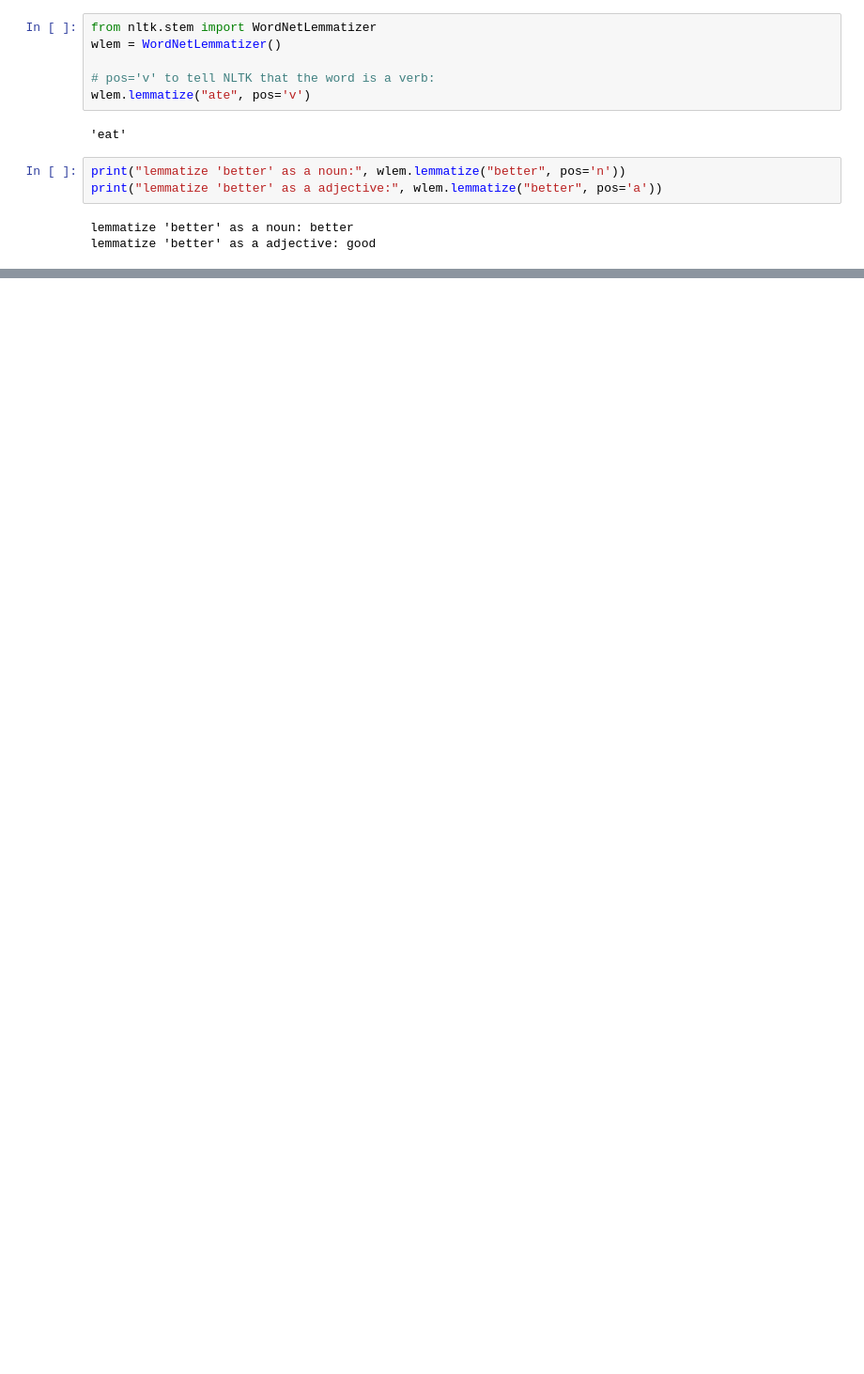
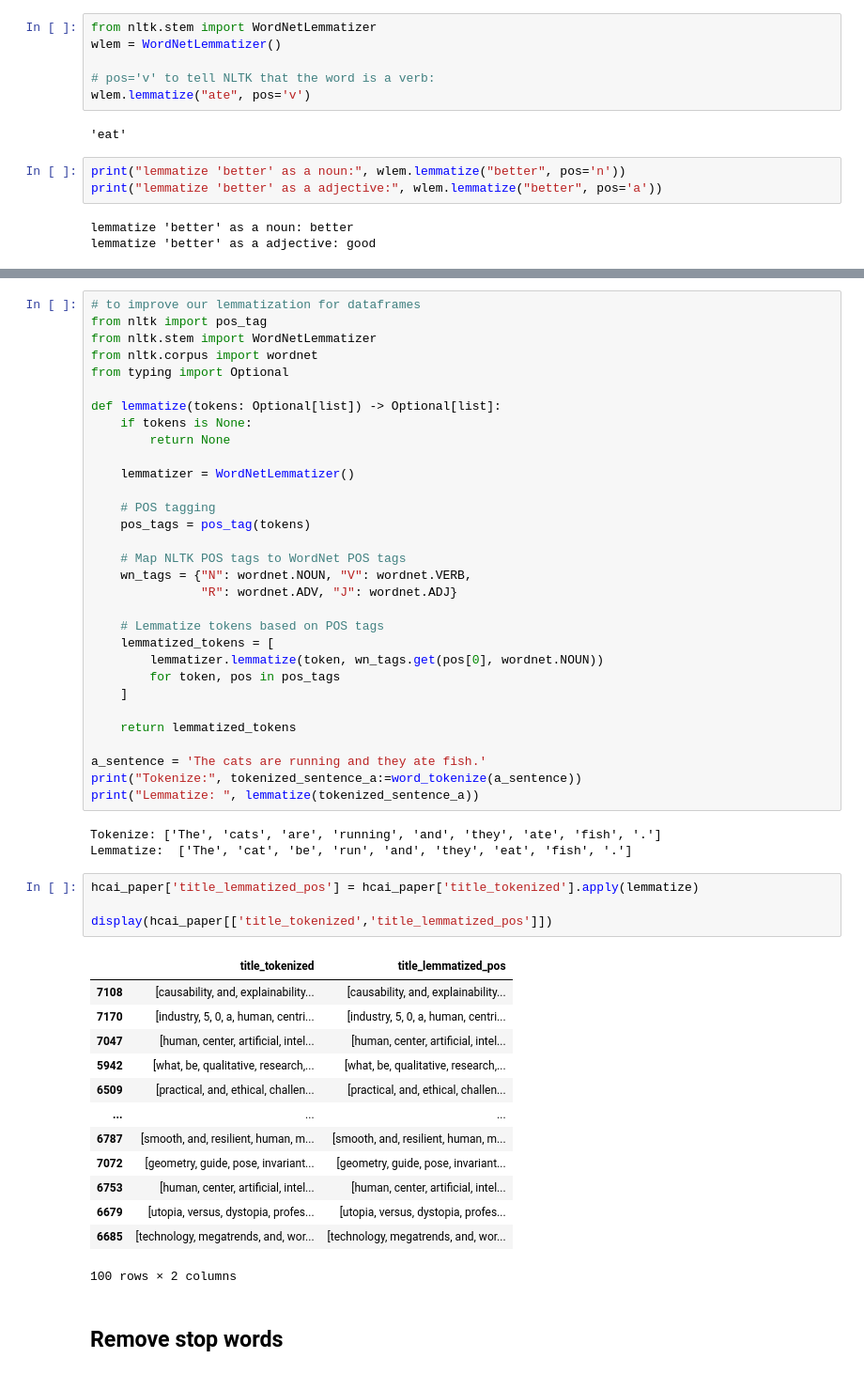
Before and after one commit to jieshu-wang-SBU/EST610_fall_2026, a Jupyter notebook: 01-Lectures/Week12-Text_analysis_and_NLP/01-text_wrangling.ipynb, the cells around one changed output, grey strips where cells are left out. Shown at 94% size. Drawn from its saved outputs; the diff is of its cells as text; blank space fills up the shorter version.

```diff
--- a/01-Lectures/Week12-Text_analysis_and_NLP/01-text_wrangling.ipynb
+++ b/01-Lectures/Week12-Text_analysis_and_NLP/01-text_wrangling.ipynb
@@ -211,0 +285,54 @@ lemmatize 'better' as a adjective: good
+# %%
+# to improve our lemmatization for dataframes
+from nltk import pos_tag
+from nltk.stem import WordNetLemmatizer
+from nltk.corpus import wordnet
+from typing import Optional
+
+def lemmatize(tokens: Optional[list]) -> Optional[list]:
+    if tokens is None:
+        return None
+
+    lemmatizer = WordNetLemmatizer()
+
+    # POS tagging
+    pos_tags = pos_tag(tokens)
+
+    # Map NLTK POS tags to WordNet POS tags
+    wn_tags = {"N": wordnet.NOUN, "V": wordnet.VERB,
+               "R": wordnet.ADV, "J": wordnet.ADJ}
+
+    # Lemmatize tokens based on POS tags
+    lemmatized_tokens = [
+        lemmatizer.lemmatize(token, wn_tags.get(pos[0], wordnet.NOUN))
+        for token, pos in pos_tags
+    ]
+
+    return lemmatized_tokens
+
+a_sentence = 'The cats are running and they ate fish.'
+print("Tokenize:", tokenized_sentence_a:=word_tokenize(a_sentence))
+print("Lemmatize: ", lemmatize(tokenized_sentence_a))
+# %% [output]
+Tokenize: ['The', 'cats', 'are', 'running', 'and', 'they', 'ate', 'fish', '.']
+Lemmatize:  ['The', 'cat', 'be', 'run', 'and', 'they', 'eat', 'fish', '.']
+# %%
+hcai_paper['title_lemmatized_pos'] = hcai_paper['title_tokenized'].apply(lemmatize)
+
+display(hcai_paper[['title_tokenized','title_lemmatized_pos']])
+# %% [output]
+|  | title_tokenized | title_lemmatized_pos |
+| 7108 | [causability, and, explainability... | [causability, and, explainability... |
+| 7170 | [industry, 5, 0, a, human, centri... | [industry, 5, 0, a, human, centri... |
+| 7047 | [human, center, artificial, intel... | [human, center, artificial, intel... |
+| 5942 | [what, be, qualitative, research,... | [what, be, qualitative, research,... |
+| 6509 | [practical, and, ethical, challen... | [practical, and, ethical, challen... |
+| ... | ... | ... |
+| 6787 | [smooth, and, resilient, human, m... | [smooth, and, resilient, human, m... |
+| 7072 | [geometry, guide, pose, invariant... | [geometry, guide, pose, invariant... |
+| 6753 | [human, center, artificial, intel... | [human, center, artificial, intel... |
+| 6679 | [utopia, versus, dystopia, profes... | [utopia, versus, dystopia, profes... |
+| 6685 | [technology, megatrends, and, wor... | [technology, megatrends, and, wor... |
+100 rows × 2 columns
+# %% [markdown]
+## Remove stop words
```
Also changed, not shown: parts of 20 cells of this notebook.
